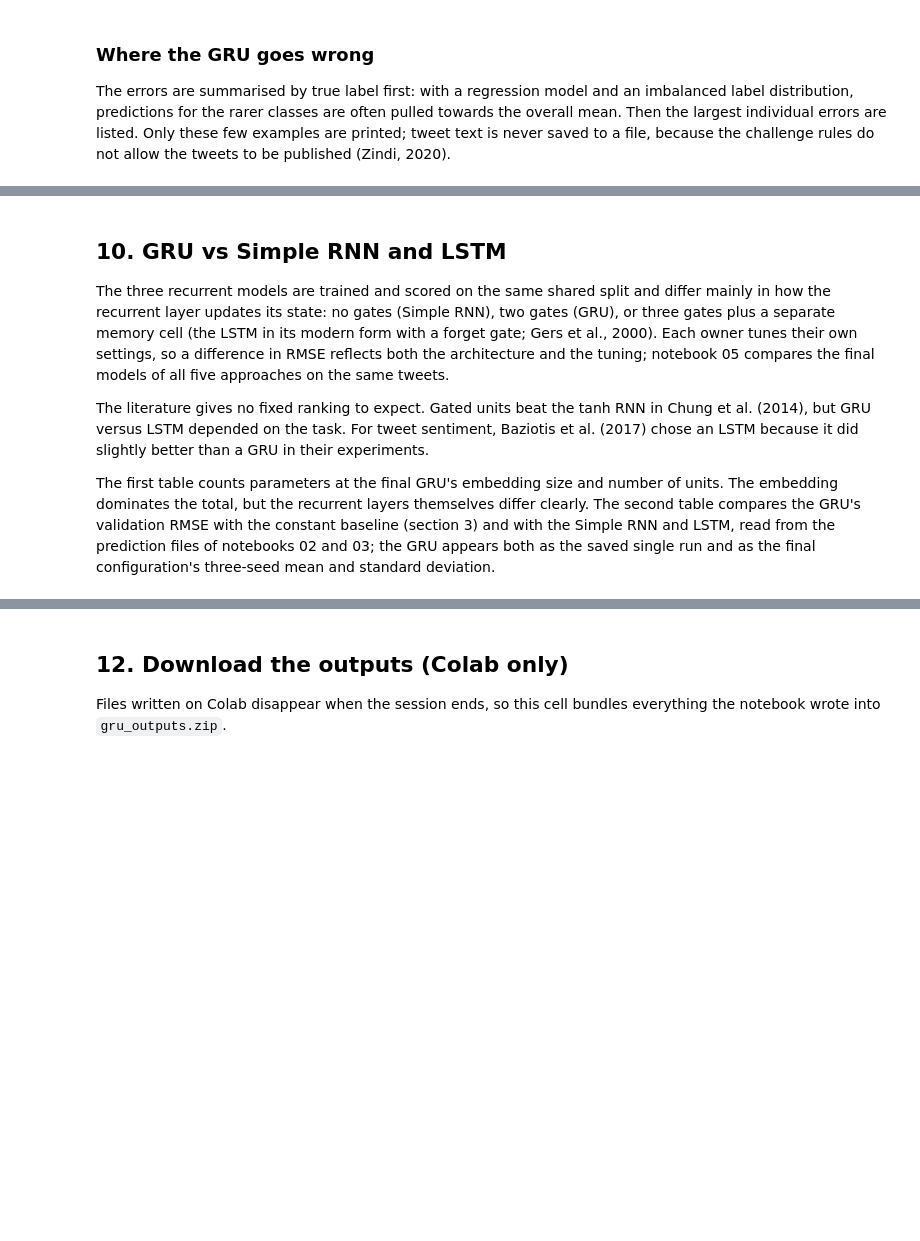
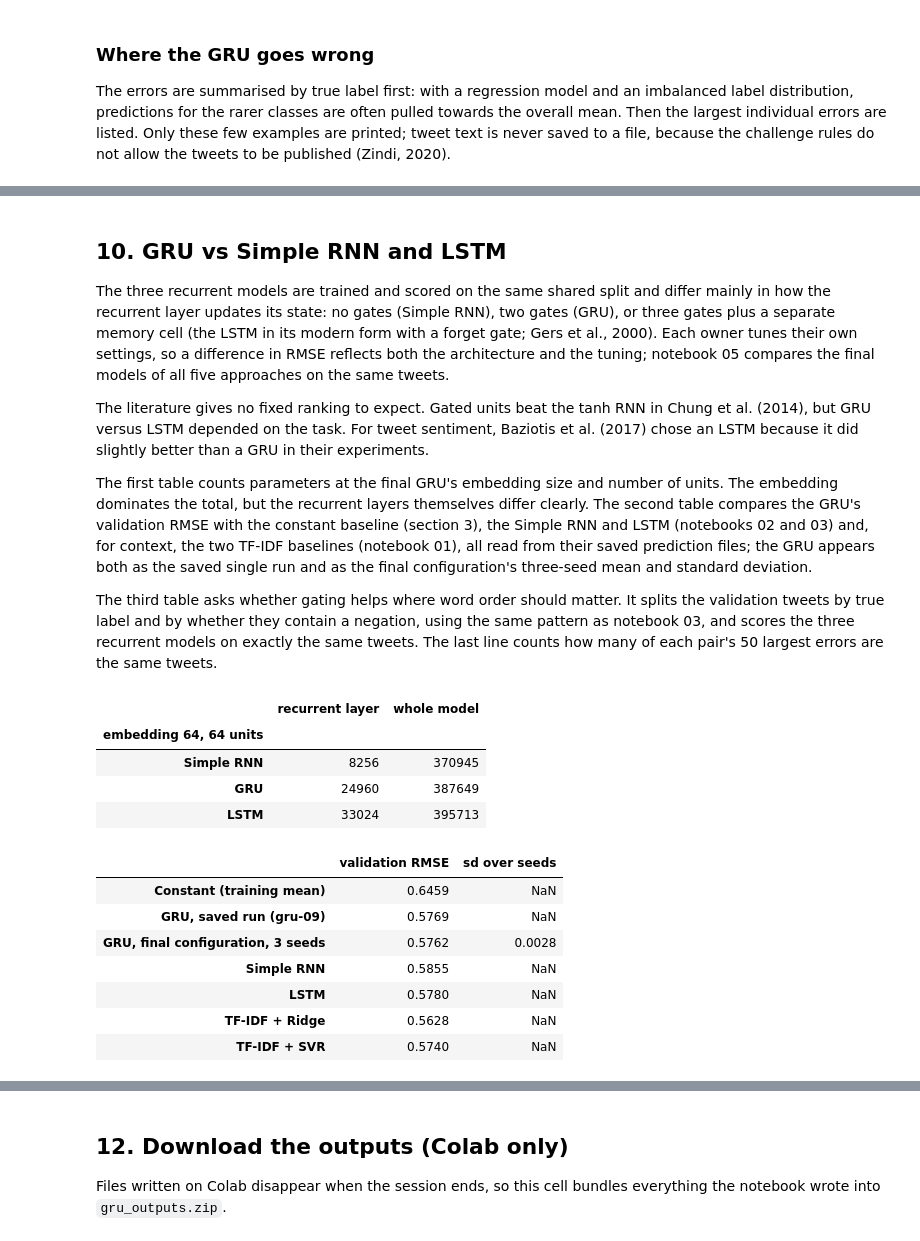
Before and after one commit to Adossi-design/vaccine-sentiment-sequential-models, a Jupyter notebook: notebooks/04_gru.ipynb, the cells around one changed output, grey strips where cells are left out. Drawn from its saved outputs; the diff is of its cells as text; code cells hidden in the pictures; blank space fills up the shorter version.

```diff
--- a/notebooks/04_gru.ipynb
+++ b/notebooks/04_gru.ipynb
@@ -490,37 +655,57 @@ The three recurrent models are trained and scored on the same shared split and d
 
 The literature gives no fixed ranking to expect. Gated units beat the tanh RNN in Chung et al. (2014), but GRU versus LSTM depended on the task. For tweet sentiment, Baziotis et al. (2017) chose an LSTM because it did slightly better than a GRU in their experiments.
 
-The first table counts parameters at the final GRU's embedding size and number of units. The embedding dominates the total, but the recurrent layers themselves differ clearly. The second table compares the GRU's validation RMSE with the constant baseline (section 3) and with the Simple RNN and LSTM, read from the prediction files of notebooks 02 and 03; the GRU appears both as the saved single run and as the final configuration's three-seed mean and standard deviation.
+The first table counts parameters at the final GRU's embedding size and number of units. The embedding dominates the total, but the recurrent layers themselves differ clearly. The second table compares the GRU's validation RMSE with the constant baseline (section 3), the Simple RNN and LSTM (notebooks 02 and 03) and, for context, the two TF-IDF baselines (notebook 01), all read from their saved prediction files; the GRU appears both as the saved single run and as the final configuration's three-seed mean and standard deviation.
+
+The third table asks whether gating helps where word order should matter. It splits the validation tweets by true label and by whether they contain a negation, using the same pattern as notebook 03, and scores the three recurrent models on exactly the same tweets. The last line counts how many of each pair's 50 largest errors are the same tweets.
 # %%
 def count_params(recurrent_layer):
     model = keras.Sequential([
         keras.Input(shape=(None,), dtype="int64"),
         keras.layers.Embedding(FINAL["max_tokens"], FINAL["embedding_dim"], mask_zero=True),
         recurrent_layer,
         keras.layers.Dense(1),
     ])
     return {"recurrent layer": recurrent_layer.count_params(), "whole model": model.count_params()}
 
 
 units = FINAL["units"]
 display(pd.DataFrame({
     "Simple RNN": count_params(keras.layers.SimpleRNN(units)),
     "GRU": count_params(keras.layers.GRU(units)),
     "LSTM": count_params(keras.layers.LSTM(units)),
 }).T.rename_axis(f"embedding {FINAL['embedding_dim']}, {units} units"))
 
 comparison = {
     "Constant (training mean)": (CONSTANT_RMSE, np.nan),
     f"GRU, saved run ({FINAL_RUN})": (common.rmse(y_val, final["pred"]), np.nan),
     "GRU, final configuration, 3 seeds": (FINAL_MEAN, FINAL_SD),
 }
-for name, key, notebook in [("Simple RNN", "rnn", "02"), ("LSTM", "lstm", "03")]:
+OTHER_MODELS = [("Simple RNN", "rnn", "02"), ("LSTM", "lstm", "03"),
+                ("TF-IDF + Ridge", "ridge", "01"), ("TF-IDF + SVR", "svr", "01")]
+other_preds = {}
+for name, key, notebook in OTHER_MODELS:
     path = common.RESULTS_DIR / f"{key}_validation_predictions.csv"
     if not path.exists():
         print(f"{path.name} is not available yet (notebook {notebook})")
         continue
     other = pd.read_csv(path, dtype={"tweet_id": str})
     if set(other["tweet_id"]) != set(val_df["tweet_id"]):
         raise ValueError(f"{path.name} does not cover the shared validation tweets")
     comparison[name] = (common.rmse(other["true_label"], other["predicted_label"]), np.nan)
+    other_preds[key] = other.set_index("tweet_id")["predicted_label"]
 display(pd.DataFrame(comparison, index=["validation RMSE", "sd over seeds"]).T.round(4))
+# %% [output]
+|  | recurrent layer | whole model |
+| embedding 64, 64 units |  |  |
+| Simple RNN | 8256 | 370945 |
+| GRU | 24960 | 387649 |
+| LSTM | 33024 | 395713 |
+|  | validation RMSE | sd over seeds |
+| Constant (training mean) | 0.6459 | NaN |
+| GRU, saved run (gru-09) | 0.5769 | NaN |
+| GRU, final configuration, 3 seeds | 0.5762 | 0.0028 |
+| Simple RNN | 0.5855 | NaN |
+| LSTM | 0.5780 | NaN |
+| TF-IDF + Ridge | 0.5628 | NaN |
+| TF-IDF + SVR | 0.5740 | NaN |
```
Also changed, not shown: parts of 31 cells of this notebook, 9 other files.
